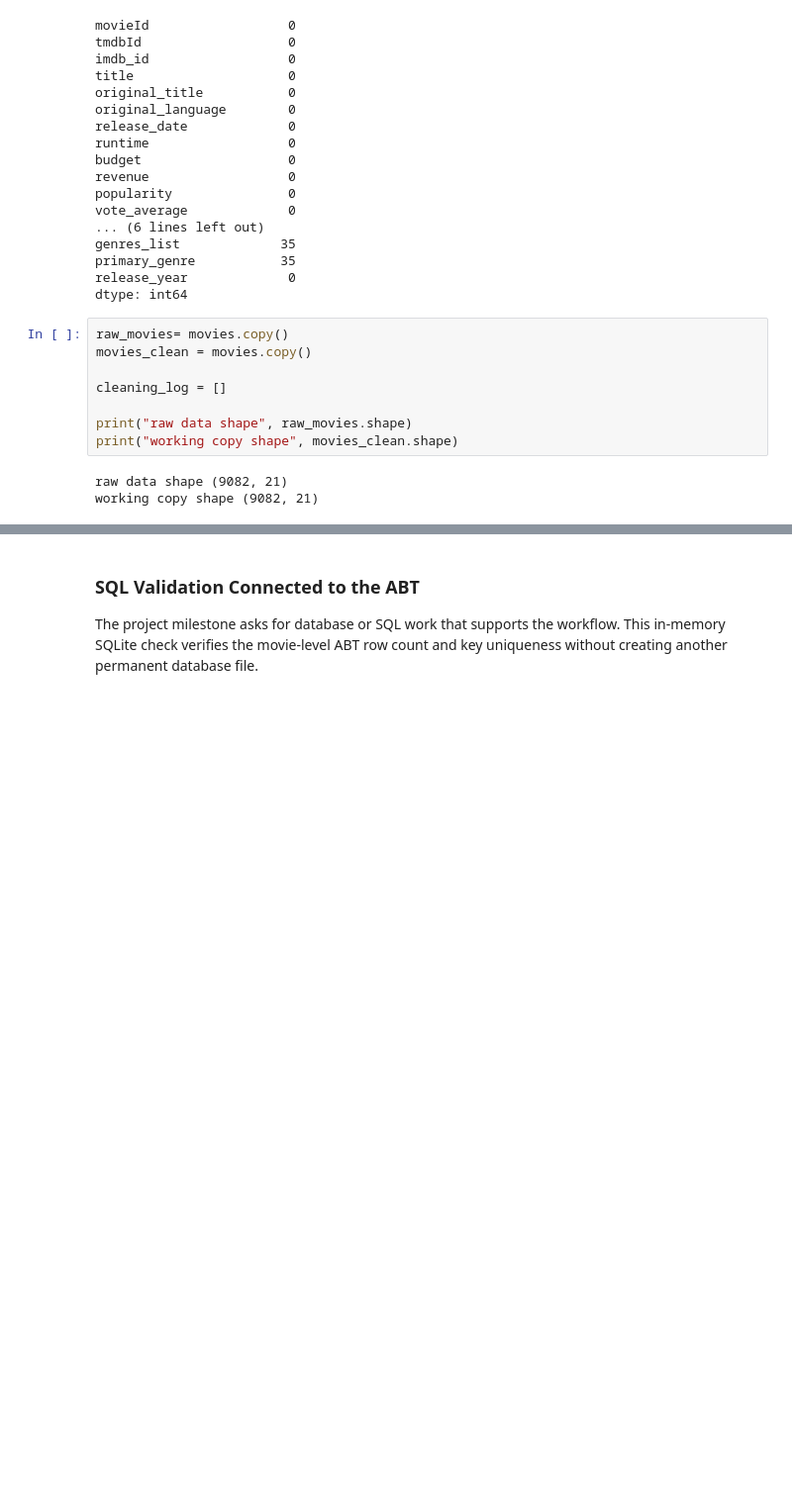
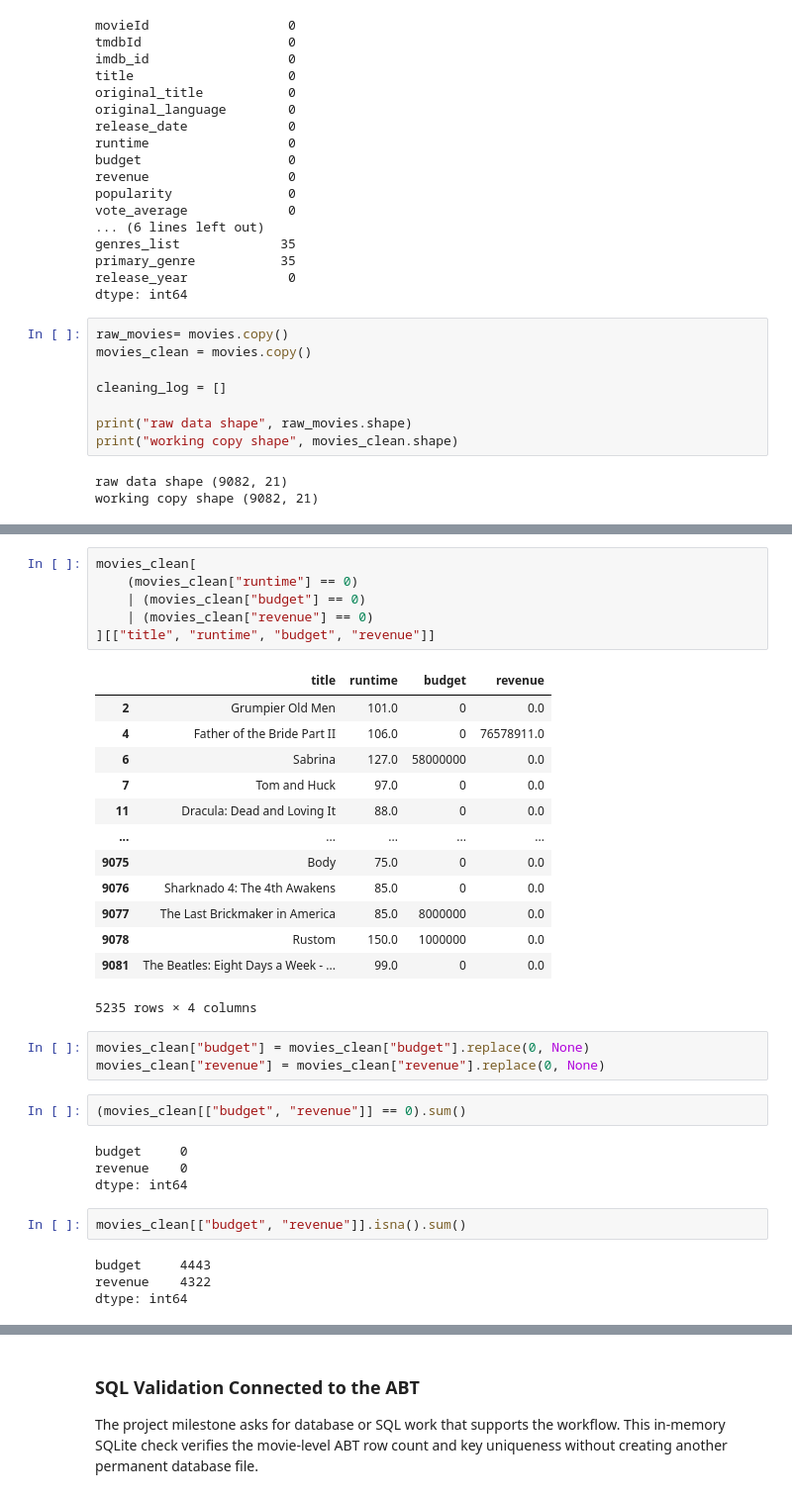
Before and after one commit to angelinaharding0301/ban6003-project-option-1-movies-Angelina-Harding, a Jupyter notebook: notebooks/movies_project_starter.ipynb, the cells around one changed output, grey strips where cells are left out. Shown at 99% size. Drawn from its saved outputs; the diff is of its cells as text; blank space fills up the shorter version.

```diff
--- a/notebooks/movies_project_starter.ipynb
+++ b/notebooks/movies_project_starter.ipynb
@@ -407,0 +453,35 @@ working copy shape (9082, 21)
+# %%
+movies_clean[
+    (movies_clean["runtime"] == 0)
+    | (movies_clean["budget"] == 0)
+    | (movies_clean["revenue"] == 0)
+][["title", "runtime", "budget", "revenue"]]
+# %% [output]
+|  | title | runtime | budget | revenue |
+| 2 | Grumpier Old Men | 101.0 | 0 | 0.0 |
+| 4 | Father of the Bride Part II | 106.0 | 0 | 76578911.0 |
+| 6 | Sabrina | 127.0 | 58000000 | 0.0 |
+| 7 | Tom and Huck | 97.0 | 0 | 0.0 |
+| 11 | Dracula: Dead and Loving It | 88.0 | 0 | 0.0 |
+| ... | ... | ... | ... | ... |
+| 9075 | Body | 75.0 | 0 | 0.0 |
+| 9076 | Sharknado 4: The 4th Awakens | 85.0 | 0 | 0.0 |
+| 9077 | The Last Brickmaker in America | 85.0 | 8000000 | 0.0 |
+| 9078 | Rustom | 150.0 | 1000000 | 0.0 |
+| 9081 | The Beatles: Eight Days a Week - ... | 99.0 | 0 | 0.0 |
+5235 rows × 4 columns
+# %%
+movies_clean["budget"] = movies_clean["budget"].replace(0, None)
+movies_clean["revenue"] = movies_clean["revenue"].replace(0, None)
+# %%
+(movies_clean[["budget", "revenue"]] == 0).sum()
+# %% [output]
+budget     0
+revenue    0
+dtype: int64
+# %%
+movies_clean[["budget", "revenue"]].isna().sum()
+# %% [output]
+budget     4443
+revenue    4322
+dtype: int64
```
Also changed, not shown: parts of 48 cells of this notebook, 2 other files.
